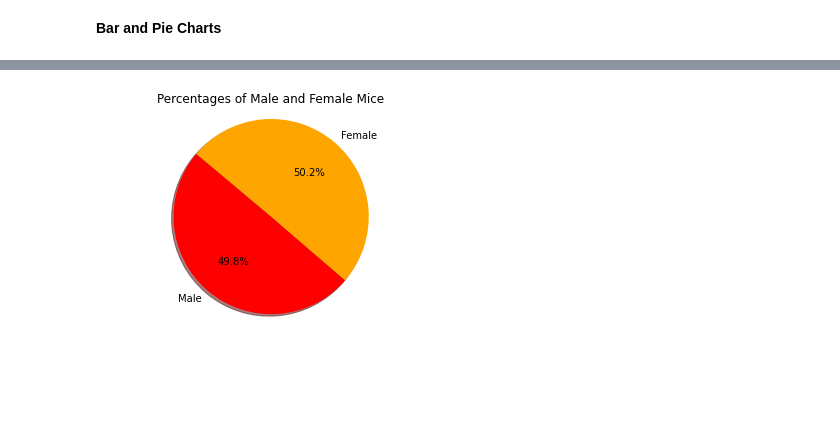
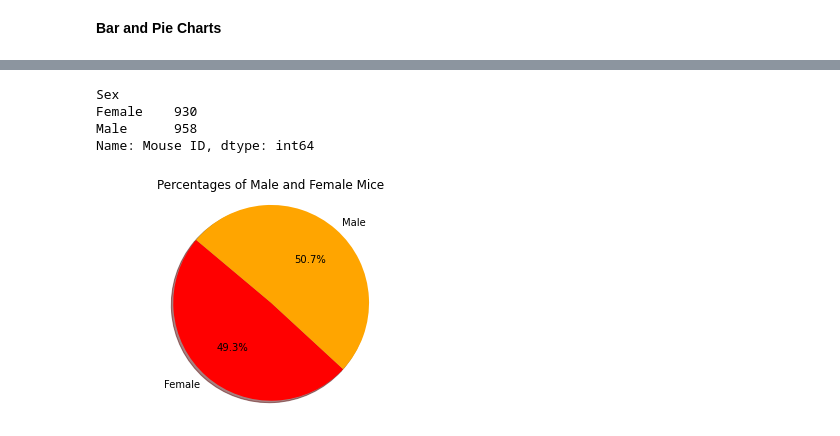
Before and after one commit to sieiden/matplotlib_challenge, a Jupyter notebook: Untitled.ipynb, the cells around one changed output, grey strips where cells are left out. Drawn from its saved outputs; the diff is of its cells as text; code cells hidden in the pictures; blank space fills up the shorter version.

```diff
--- a/Untitled.ipynb
+++ b/Untitled.ipynb
@@ -146,22 +164,30 @@ plt.bar(x_axis, y_axis, color='r', alpha=0.5, align="center");
+# %%
+sex_group = clean_df.groupby("Sex")
+sex_group["Mouse ID"].count()
+# %% [output]
+Sex
+Female    930
+Male      958
+Name: Mouse ID, dtype: int64
 # %%
-#pie chart using pyplot
+#pie chart using pyplot- something wrong with labels
 # Labels for the sections of our pie chart
-labels = ["Male", "Female"]
+labels = ["Female", "Male"]
 
 # The values of each section of the pie chart
 sex_group = clean_df.groupby("Sex")
-sizes =sex_group["Mouse ID"].nunique().tolist()
+sizes =sex_group["Mouse ID"].count().tolist()
 
 # The colors of each section of the pie chart
 colors = ["red", "orange"]
 
 # Creates the pie chart based upon the values above
 # Automatically finds the percentages of each part of the pie chart
 plt.title("Percentages of Male and Female Mice")
 plt.pie(sizes, labels=labels, colors=colors,
         autopct="%1.1f%%", shadow=True, startangle=140)
 plt.axis("equal");
 # %% [output]
-[figure, old version]
+[figure, new version]
 # %%
 #pie chart using pandas
```
Also changed, not shown: parts of 3 cells of this notebook.
